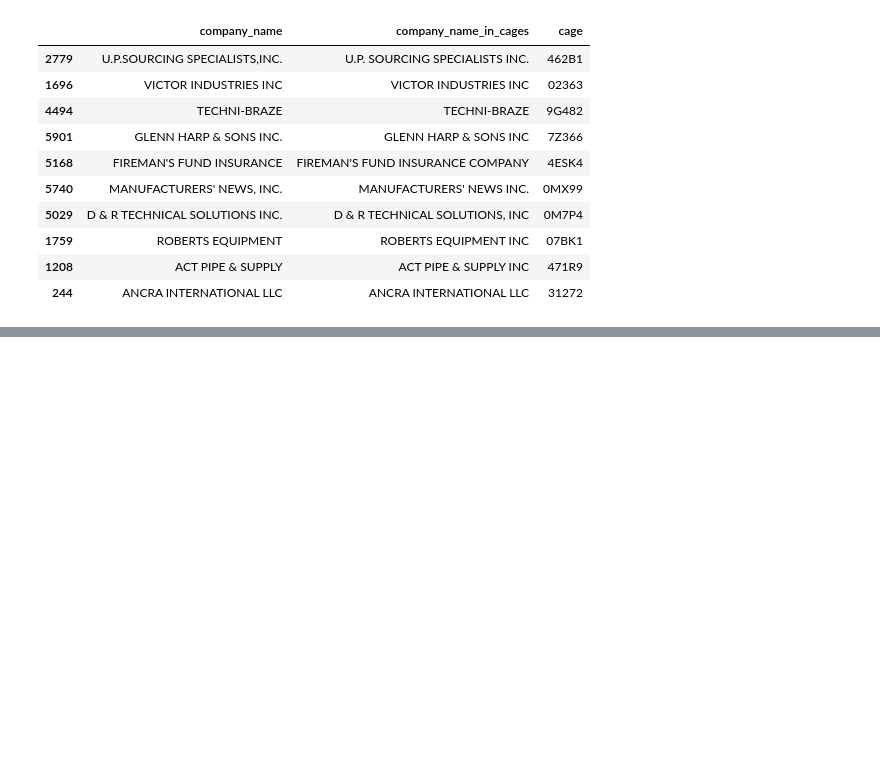
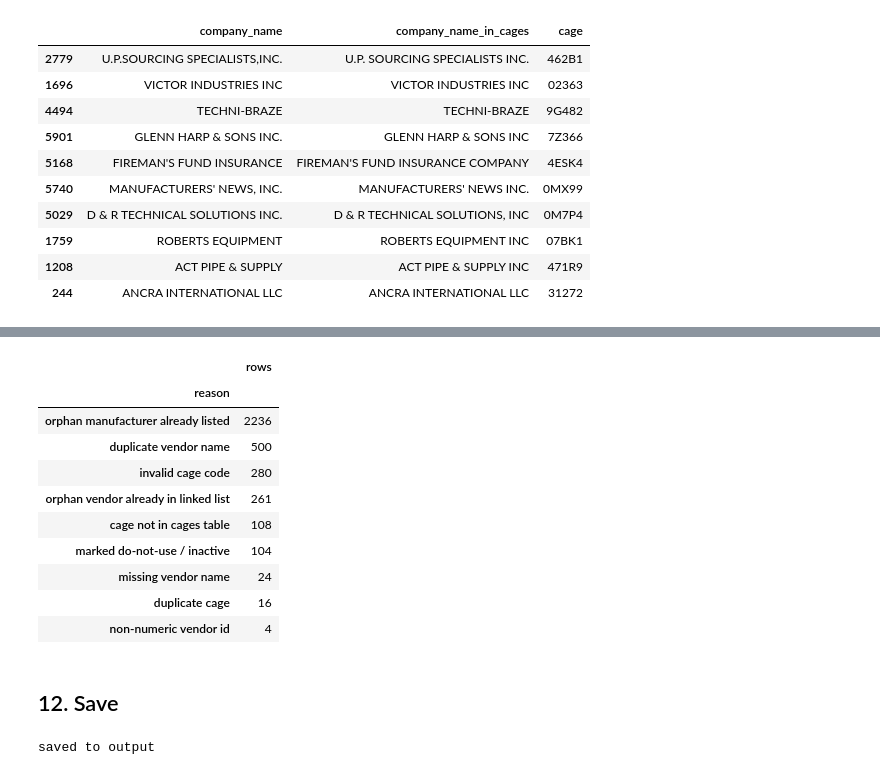
Before and after one commit to LionelRoxas/sales-patriot, a Jupyter notebook: firms_cleaning.ipynb, the cells around one changed output, grey strips where cells are left out. Saved outputs shown, nothing was run; the diff lists cells and outputs as text; code cells hidden in the pictures; blank space fills up the shorter version.

Commit message:
Build the three firm lists

```diff
--- a/firms_cleaning.ipynb
+++ b/firms_cleaning.ipynb
@@ -451,0 +556,25 @@ check[["company_name", "company_name_in_cages", "cage"]].sample(10, random_state
+# %%
+rejected_all = pd.concat(rejected, ignore_index=True)
+rejected_all["reason"].value_counts().to_frame("rows")
+# %% [output]
+|  | rows |
+| reason |  |
+| orphan manufacturer already listed | 2236 |
+| duplicate vendor name | 500 |
+| invalid cage code | 280 |
+| orphan vendor already in linked list | 261 |
+| cage not in cages table | 108 |
+| marked do-not-use / inactive | 104 |
+| missing vendor name | 24 |
+| duplicate cage | 16 |
+| non-numeric vendor id | 4 |
+# %% [markdown]
+## 12. Save
+# %%
+linked.to_csv(f"{OUT}/linked_vendor_manufacturers.csv", index=False)
+orphan_vendors.to_csv(f"{OUT}/orphan_vendors.csv", index=False)
+orphan_manufacturers.to_csv(f"{OUT}/orphan_manufacturers.csv", index=False)
+rejected_all.to_csv(f"{OUT}/rejected.csv", index=False)
+print("saved to", OUT)
+# %% [output]
+saved to output
```
Also changed, not shown: parts of 7 cells of this notebook, 4 other files.
